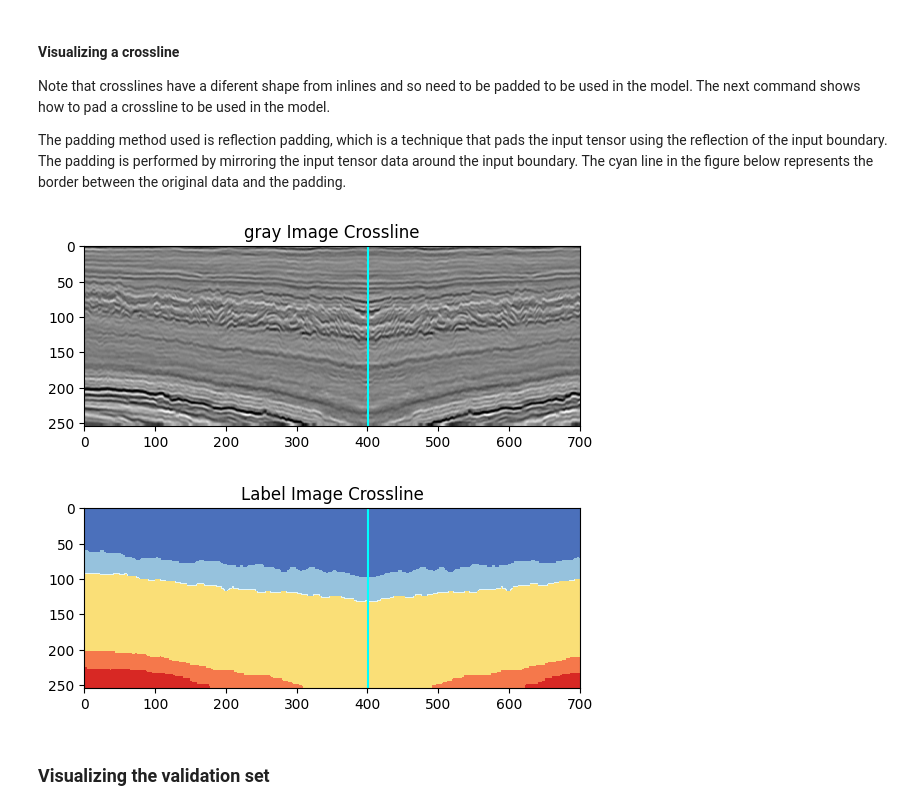
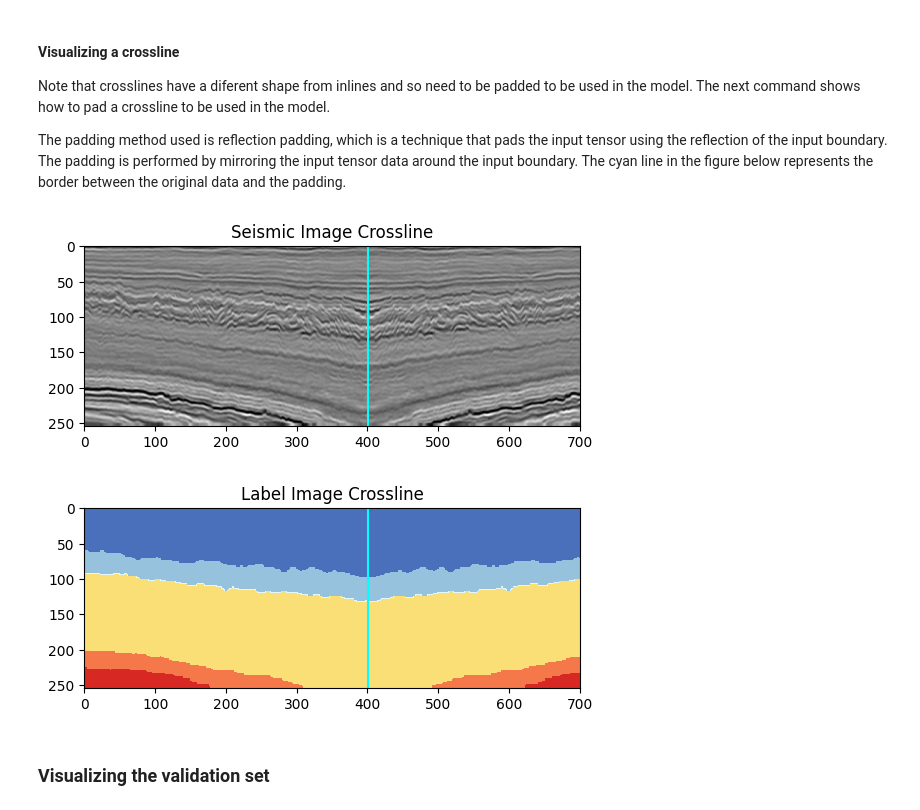
Before and after one commit to eborin/2024-mo436-course-work, a Jupyter notebook: 3-Seismic-dataloader-exploration.ipynb, the cells around one changed output. Drawn from its saved outputs; the diff is of its cells as text; code cells hidden in the pictures.

```diff
--- a/3-Seismic-dataloader-exploration.ipynb
+++ b/3-Seismic-dataloader-exploration.ipynb
@@ -186,17 +191,17 @@ The padding method used is reflection padding, which is a technique that pads th
 # %%
 sample = train_dl.dataset[600][0]
 plt.imshow(sample[0], cmap="gray")
-plt.title("gray Image Crossline")
+plt.title("Seismic Image Crossline")
 plt.axvline(x=401, color="cyan")
 plt.show()
 
 sample = train_dl.dataset[600][1]
 plt.imshow(sample[0], cmap=label_cmap)
 plt.title("Label Image Crossline")
 plt.axvline(x=401, color="cyan")
 plt.show()
 # %% [output]
-[figure, old version]
+[figure, new version]
 [figure]
 # %% [markdown]
 ### Visualizing the validation set
```
Also changed, not shown: parts of 8 cells of this notebook, 4 other files.
